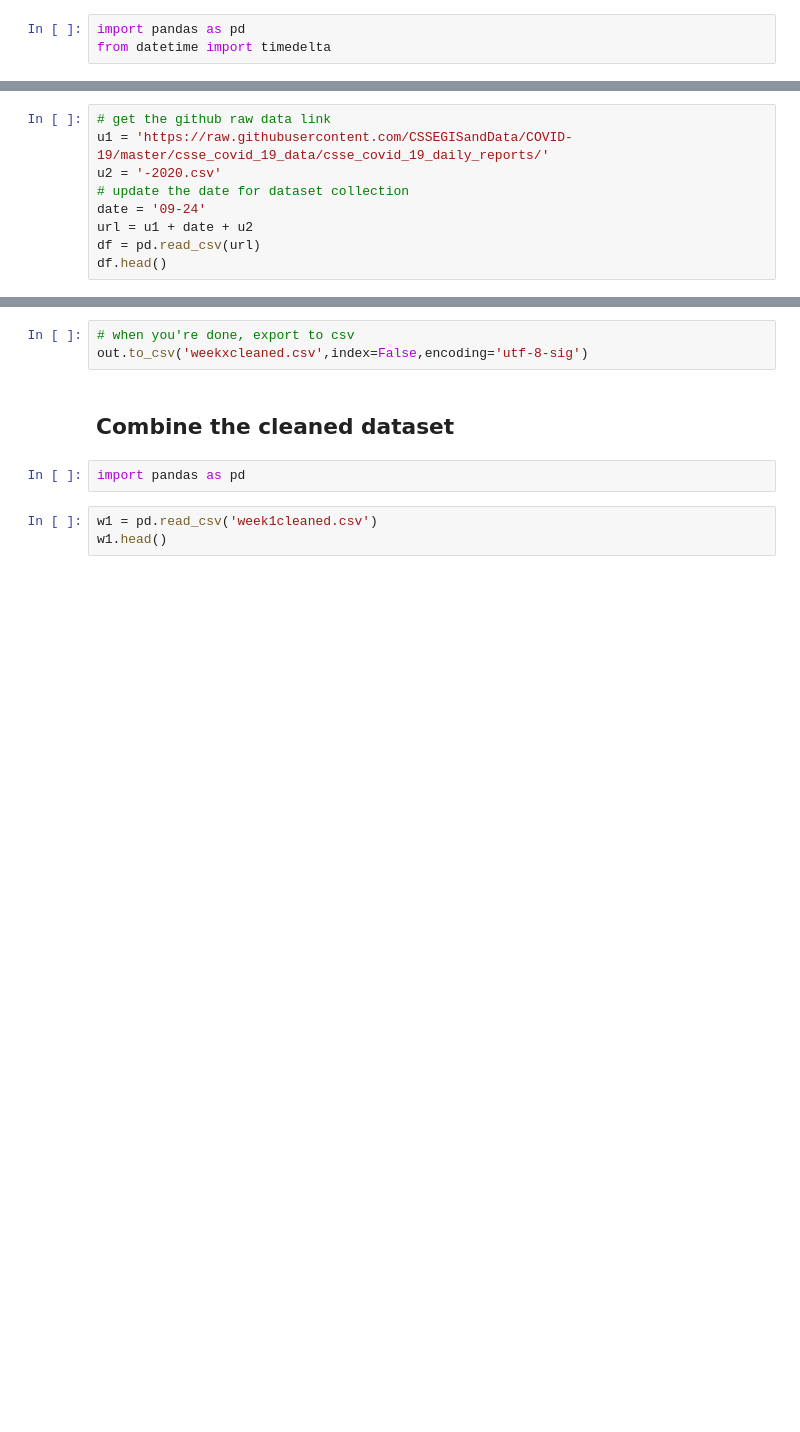
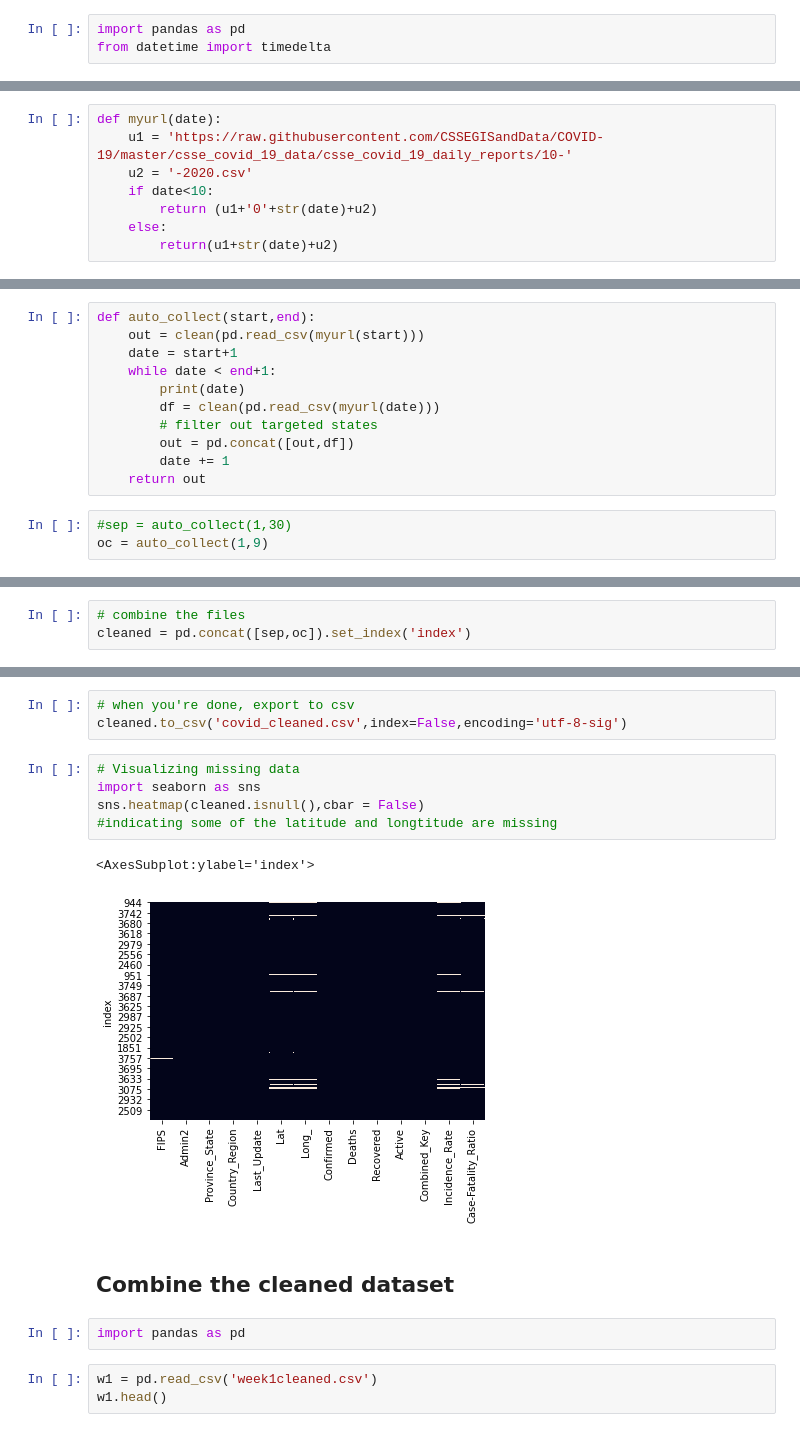
Before and after one commit to xinyi0351/Fall2020-Project2-group10, a Jupyter notebook: output/[project2] combine datasets.ipynb, the cells around one changed output, grey strips where cells are left out. Saved outputs shown, nothing was run; the diff lists cells and outputs as text; blank space fills up the shorter version.

Commit message:
dataset update

```diff
--- a/output/[project2] combine datasets.ipynb
+++ b/output/[project2] combine datasets.ipynb
@@ -4,9 +11,8 @@ from datetime import timedelta
 # %%
-# get the github raw data link
-u1 = 'https://raw.githubusercontent.com/CSSEGISandData/COVID-19/master/csse_covid_19_data/csse_covid_19_daily_reports/'
-u2 = '-2020.csv'
-# update the date for dataset collection
-date = '09-24'
-url = u1 + date + u2
-df = pd.read_csv(url)
-df.head()
+def myurl(date):
+    u1 = 'https://raw.githubusercontent.com/CSSEGISandData/COVID-19/master/csse_covid_19_data/csse_covid_19_daily_reports/10-'
+    u2 = '-2020.csv'
+    if date<10:
+        return (u1+'0'+str(date)+u2)
+    else:
+        return(u1+str(date)+u2)
@@ -40,0 +19,14 @@ foo
+# %%
+def auto_collect(start,end):
+    out = clean(pd.read_csv(myurl(start)))
+    date = start+1
+    while date < end+1:
+        print(date)
+        df = clean(pd.read_csv(myurl(date)))
+        # filter out targeted states
+        out = pd.concat([out,df])
+        date += 1
+    return out
+# %%
+#sep = auto_collect(1,30)
+oc = auto_collect(1,9)
@@ -80,0 +82,3 @@ out
+# %%
+# combine the files
+cleaned = pd.concat([sep,oc]).set_index('index')
@@ -81,6 +103,14 @@ out
 # %%
 # when you're done, export to csv
-out.to_csv('weekxcleaned.csv',index=False,encoding='utf-8-sig')
+cleaned.to_csv('covid_cleaned.csv',index=False,encoding='utf-8-sig')
+# %%
+# Visualizing missing data
+import seaborn as sns
+sns.heatmap(cleaned.isnull(),cbar = False)
+#indicating some of the latitude and longtitude are missing
+# %% [output]
+<AxesSubplot:ylabel='index'>
+[figure, added]
 # %% [markdown]
 ## Combine the cleaned dataset
 # %%
```
Also changed, not shown: parts of 10 cells of this notebook, 5 other files.
